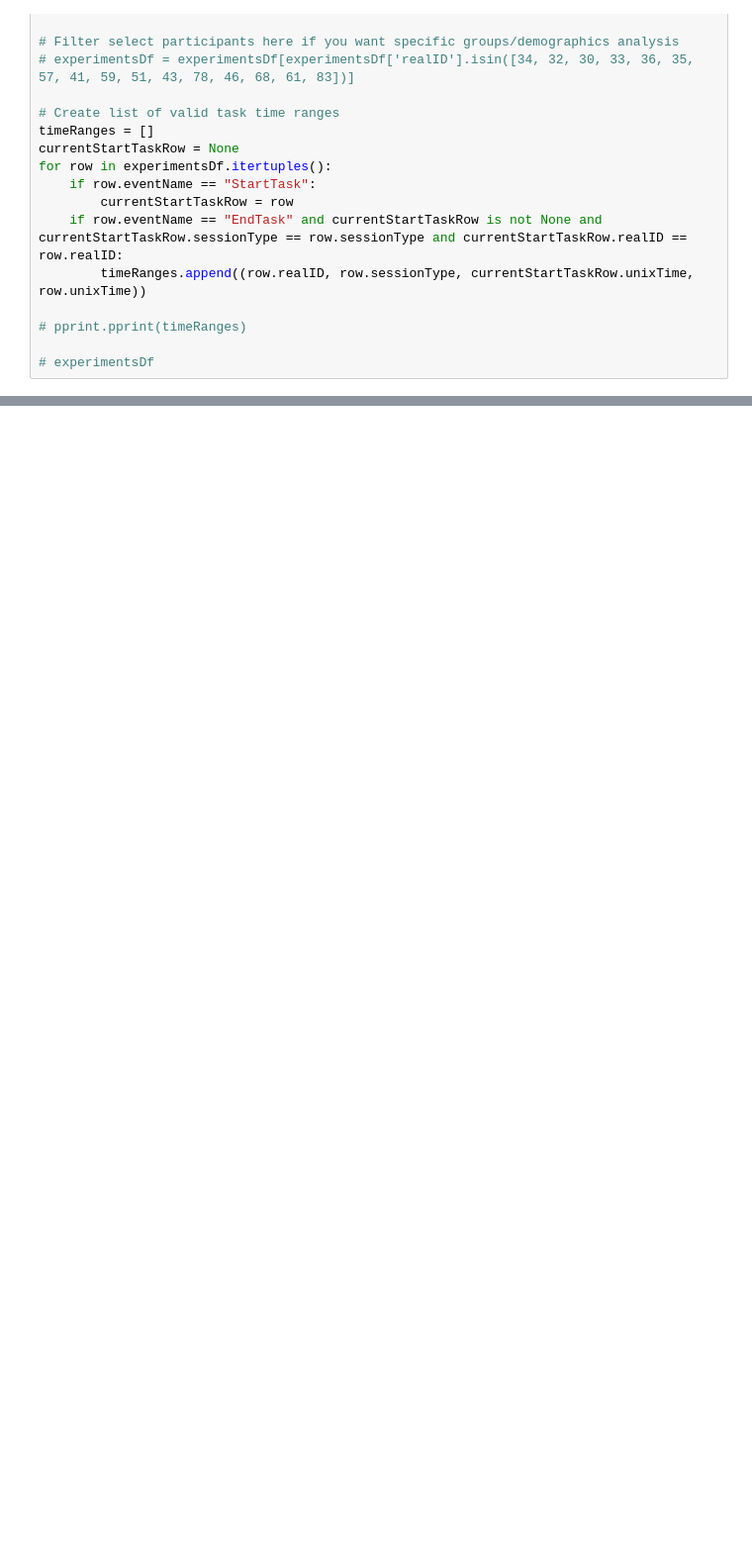
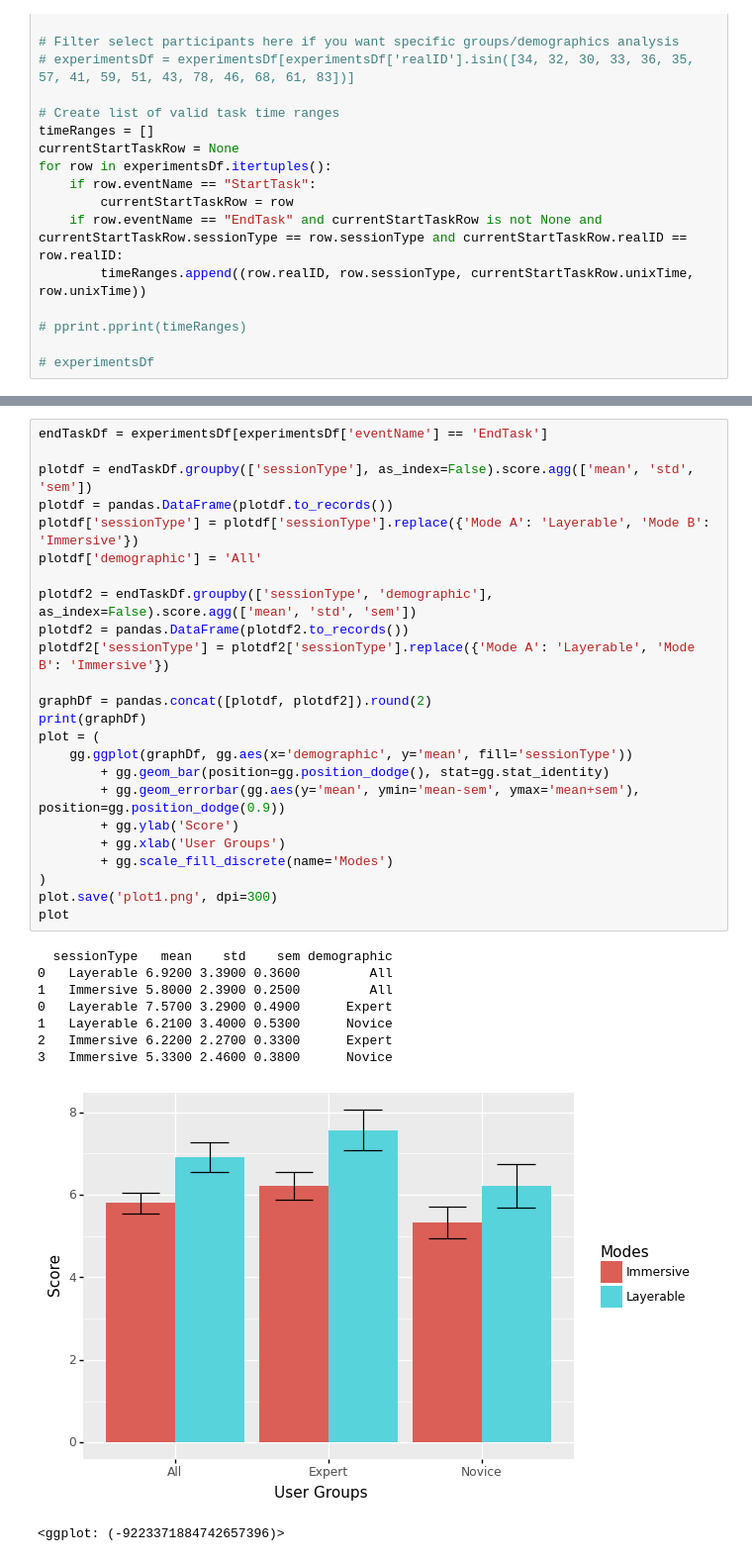
Before and after one commit to b-huynh/PersonalAR, a Jupyter notebook: DataCollection/Stats.ipynb, the cells around one changed output, grey strips where cells are left out. Shown at 99% size. Cells and saved outputs as stored; diff of their text form; blank space fills up the shorter version.

Commit message:
Final stats and data parsing scripts

```diff
--- a/DataCollection/Stats.ipynb
+++ b/DataCollection/Stats.ipynb
@@ -144,3 +257,37 @@ AttributeError: 'AxesSubplot' object has no attribute 'datavalues'
+# %%
+endTaskDf = experimentsDf[experimentsDf['eventName'] == 'EndTask']
+
+plotdf = endTaskDf.groupby(['sessionType'], as_index=False).score.agg(['mean', 'std', 'sem'])
+plotdf = pandas.DataFrame(plotdf.to_records())
+plotdf['sessionType'] = plotdf['sessionType'].replace({'Mode A': 'Layerable', 'Mode B': 'Immersive'})
+plotdf['demographic'] = 'All'
+
+plotdf2 = endTaskDf.groupby(['sessionType', 'demographic'], as_index=False).score.agg(['mean', 'std', 'sem'])
+plotdf2 = pandas.DataFrame(plotdf2.to_records())
+plotdf2['sessionType'] = plotdf2['sessionType'].replace({'Mode A': 'Layerable', 'Mode B': 'Immersive'})
+
+graphDf = pandas.concat([plotdf, plotdf2]).round(2)
+print(graphDf)
+plot = (
+    gg.ggplot(graphDf, gg.aes(x='demographic', y='mean', fill='sessionType'))
+        + gg.geom_bar(position=gg.position_dodge(), stat=gg.stat_identity)
+        + gg.geom_errorbar(gg.aes(y='mean', ymin='mean-sem', ymax='mean+sem'), position=gg.position_dodge(0.9))
+        + gg.ylab('Score')
+        + gg.xlab('User Groups')
+        + gg.scale_fill_discrete(name='Modes')
+)
+plot.save('plot1.png', dpi=300)
+plot
+# %% [output]
+  sessionType   mean    std    sem demographic
+0   Layerable 6.9200 3.3900 0.3600         All
+1   Immersive 5.8000 2.3900 0.2500         All
+0   Layerable 7.5700 3.2900 0.4900      Expert
+1   Layerable 6.2100 3.4000 0.5300      Novice
+2   Immersive 6.2200 2.2700 0.3300      Expert
+3   Immersive 5.3300 2.4600 0.3800      Novice
+[figure, added]
+<ggplot: (-9223371884742657396)>
 # %%
 codeEvents = framesDf[framesDf['codesEvents'].str.len() > 0].codesEvents.tolist()
 codesUnpacked = list(itertools.chain(*codeEvents))
```
Also changed, not shown: parts of 25 cells of this notebook, 1 other file.
